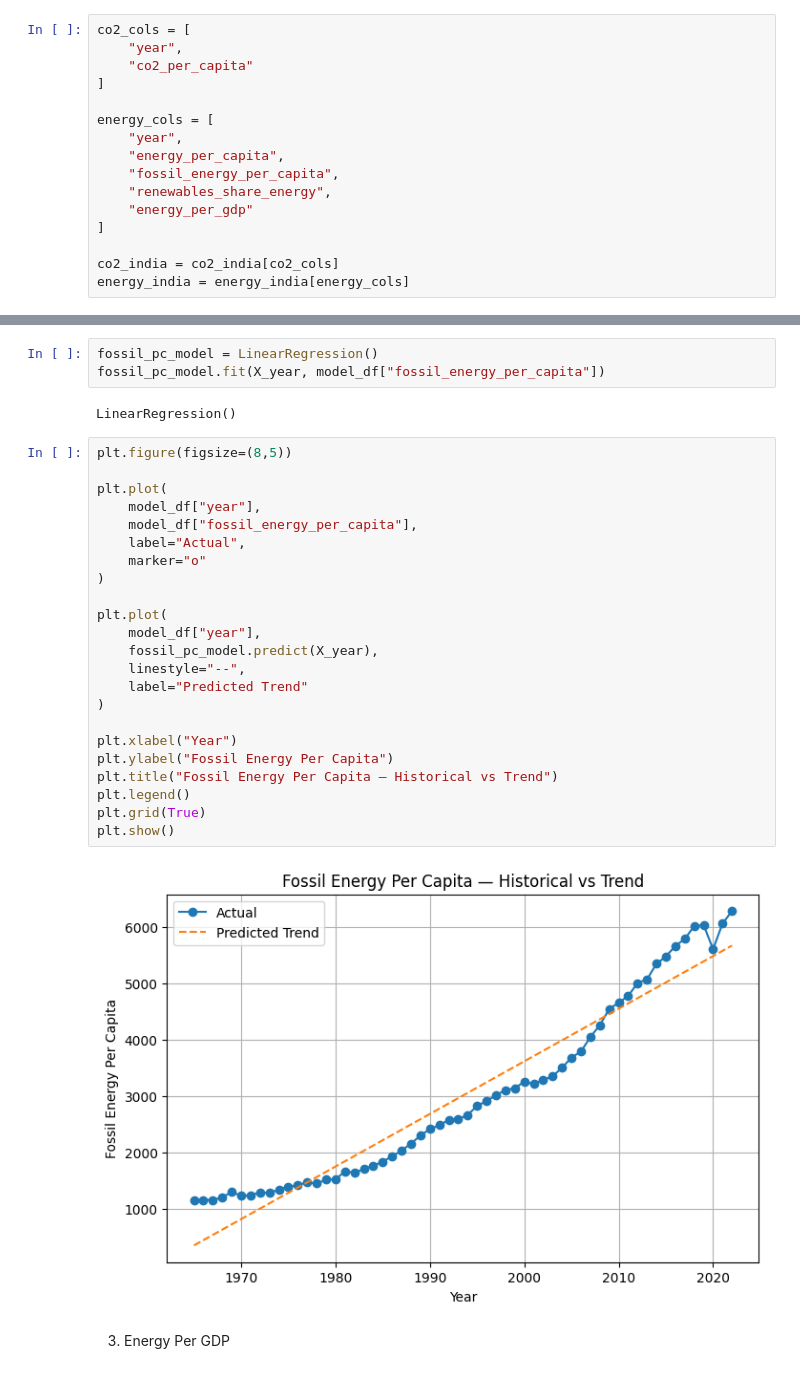
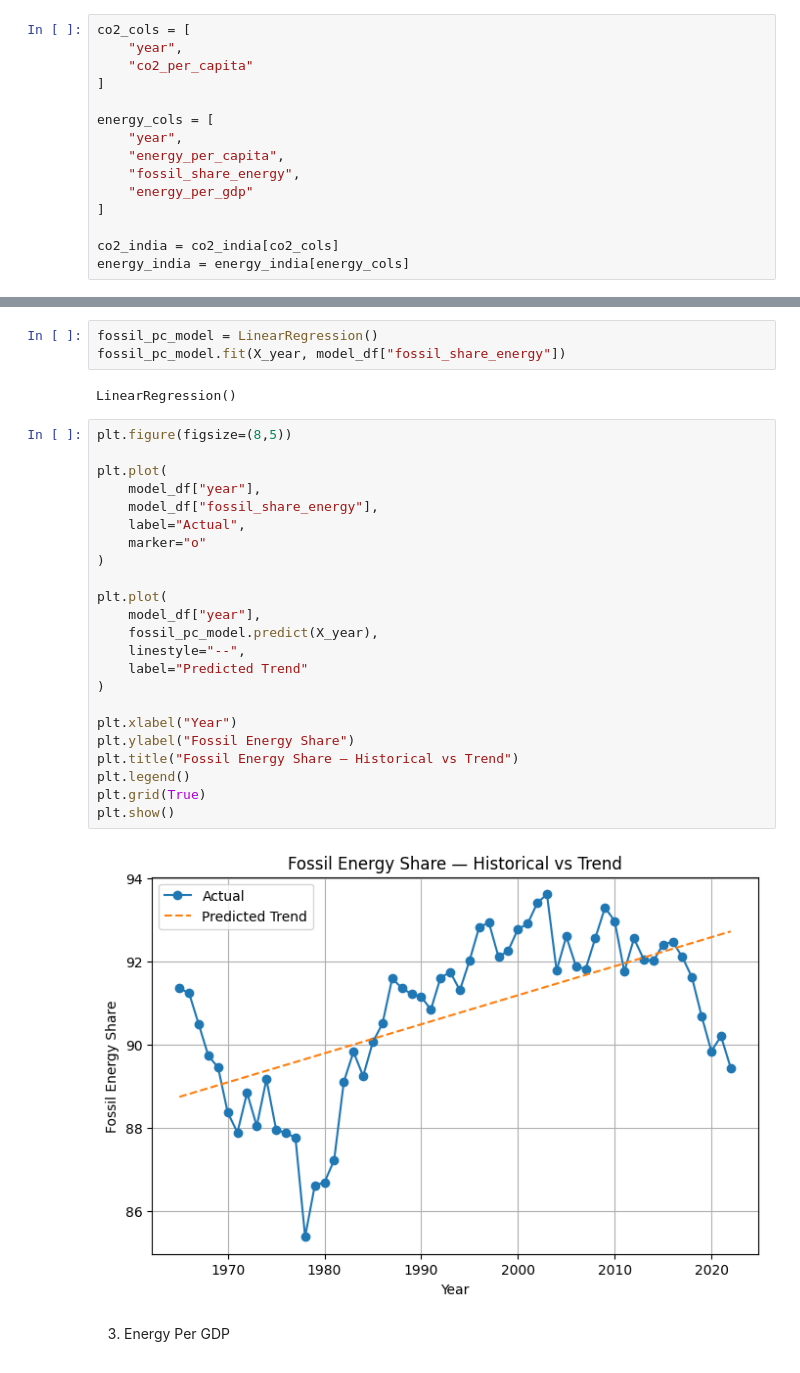
Before and after one commit to nimish-23/carbon_emission_prediction, a Jupyter notebook: notebooks/carbon_emission_2.ipynb, the cells around one changed output, grey strips where cells are left out. Cells and saved outputs as stored; diff of their text form.

Commit message:
changed features for model

```diff
--- a/notebooks/carbon_emission_2.ipynb
+++ b/notebooks/carbon_emission_2.ipynb
@@ -44,8 +44,7 @@ co2_cols = [
 energy_cols = [
     "year",
     "energy_per_capita",
-    "fossil_energy_per_capita",
-    "renewables_share_energy",
+    "fossil_share_energy",
     "energy_per_gdp"
 ]
 
@@ -122,33 +120,33 @@ plt.show()
 # %%
 fossil_pc_model = LinearRegression()
-fossil_pc_model.fit(X_year, model_df["fossil_energy_per_capita"])
+fossil_pc_model.fit(X_year, model_df["fossil_share_energy"])
 # %% [output]
 LinearRegression()
 # %%
 plt.figure(figsize=(8,5))
 
 plt.plot(
     model_df["year"],
-    model_df["fossil_energy_per_capita"],
+    model_df["fossil_share_energy"],
     label="Actual",
     marker="o"
 )
 
 plt.plot(
     model_df["year"],
     fossil_pc_model.predict(X_year),
     linestyle="--",
     label="Predicted Trend"
 )
 
 plt.xlabel("Year")
-plt.ylabel("Fossil Energy Per Capita")
-plt.title("Fossil Energy Per Capita — Historical vs Trend")
+plt.ylabel("Fossil Energy Share")
+plt.title("Fossil Energy Share — Historical vs Trend")
 plt.legend()
 plt.grid(True)
 plt.show()
 # %% [output]
-[figure, old version]
+[figure, new version]
 # %% [markdown]
 3. Energy Per GDP
 # %%
```
Also changed, not shown: parts of 14 cells of this notebook, 7 other files.
